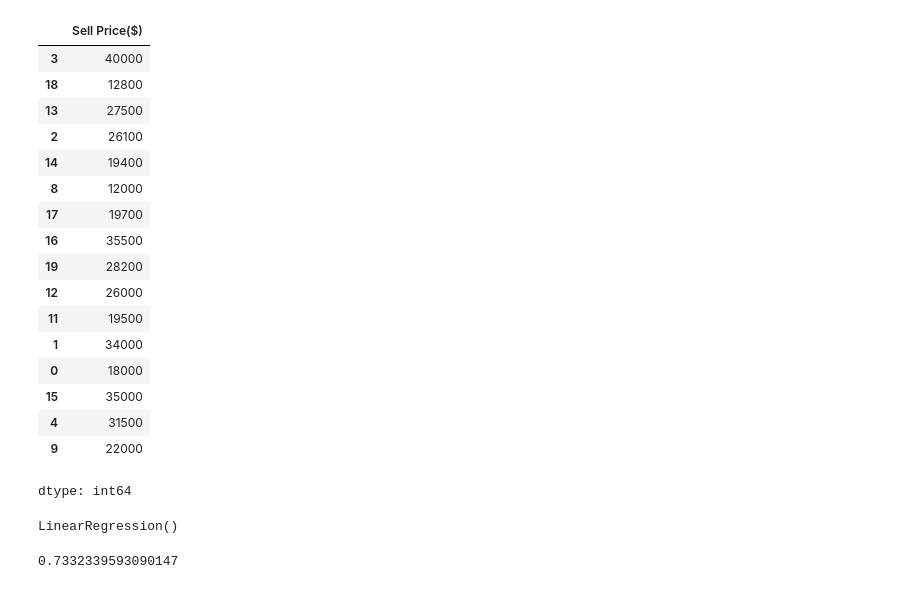
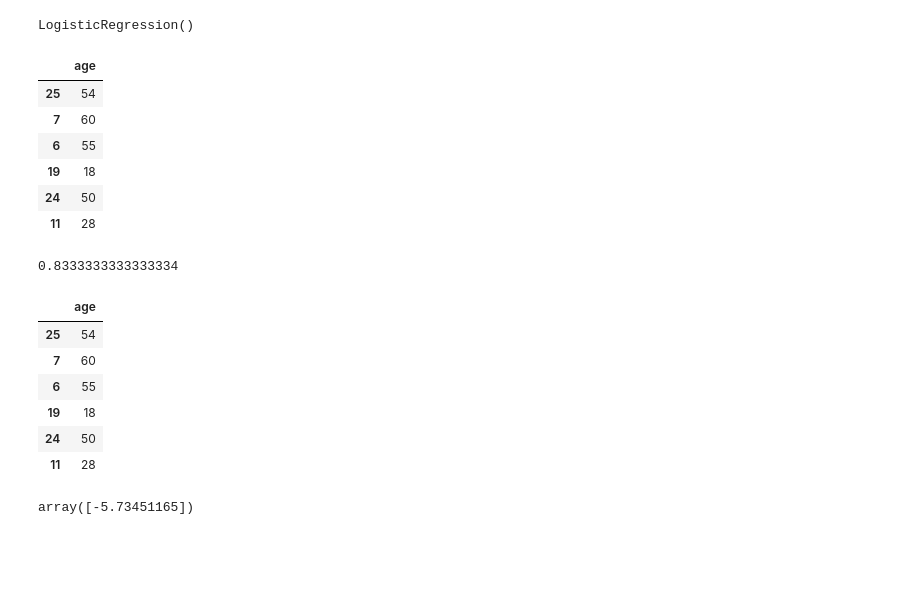
Before and after one commit to fraanglen/AIML-PROJECT, a Jupyter notebook: Untitled0.ipynb, the cells around one changed output. Cells and saved outputs as stored; diff of their text form; code cells hidden in the pictures; blank space fills up the shorter version.

```diff
--- a/Untitled0.ipynb
+++ b/Untitled0.ipynb
@@ -81,27 +34,0 @@ X_test
-# %%
-y_train
-# %% [output]
-|  | Sell Price($) |
-| 3 | 40000 |
-| 18 | 12800 |
-| 13 | 27500 |
-| 2 | 26100 |
-| 14 | 19400 |
-| 8 | 12000 |
-| 17 | 19700 |
-| 16 | 35500 |
-| 19 | 28200 |
-| 12 | 26000 |
-| 11 | 19500 |
-| 1 | 34000 |
-| 0 | 18000 |
-| 15 | 35000 |
-| 4 | 31500 |
-| 9 | 22000 |
-dtype: int64
-# %%
-from sklearn.linear_model import LinearRegression
-clf = LinearRegression()
-clf.fit(X_train, y_train)
-# %% [output]
-LinearRegression()
@@ -107,0 +38,14 @@ LinearRegression()
+# %%
+model.fit(X_train, y_train)
+# %% [output]
+LogisticRegression()
+# %%
+X_test
+# %% [output]
+|  | age |
+| 25 | 54 |
+| 7 | 60 |
+| 6 | 55 |
+| 19 | 18 |
+| 24 | 50 |
+| 11 | 28 |
@@ -108,5 +54,20 @@ LinearRegression()
 # %%
-clf.predict(X_test)
-clf.score(X_test, y_test)
+model.score(X_test,y_test)
 # %% [output]
-0.7332339593090147
+0.8333333333333334
+# %%
+y_predicted
+X_test
+# %% [output]
+|  | age |
+| 25 | 54 |
+| 7 | 60 |
+| 6 | 55 |
+| 19 | 18 |
+| 24 | 50 |
+| 11 | 28 |
+# %%
+model.coef_
+model.intercept_
+# %% [output]
+array([-5.73451165])
```
Also changed, not shown: parts of 15 cells of this notebook.
